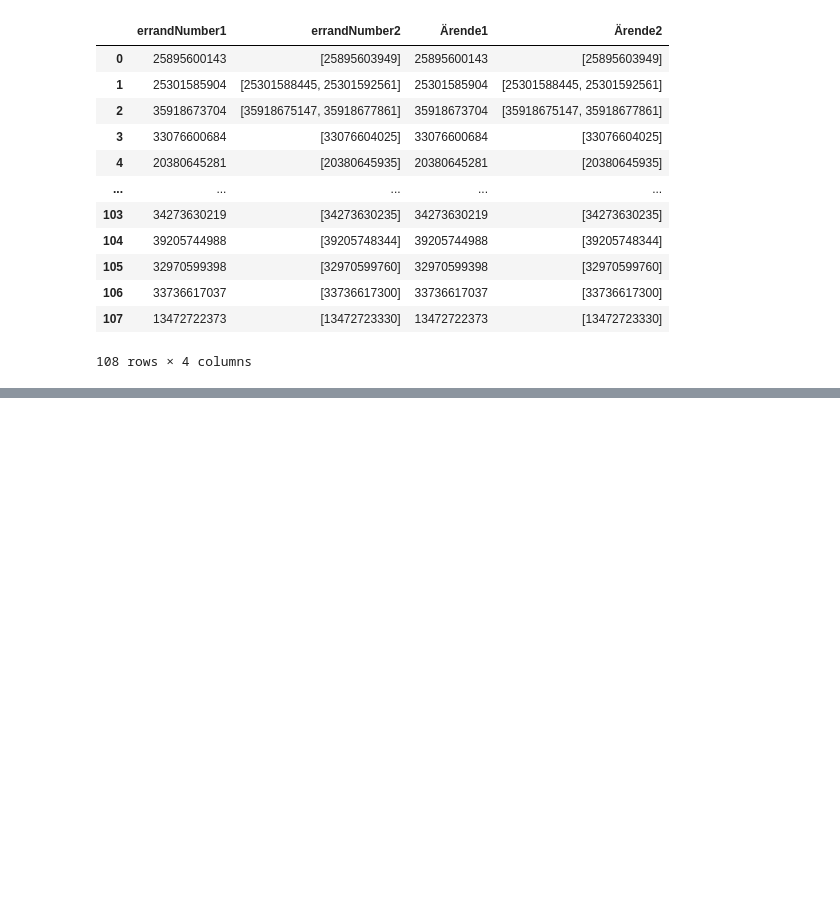
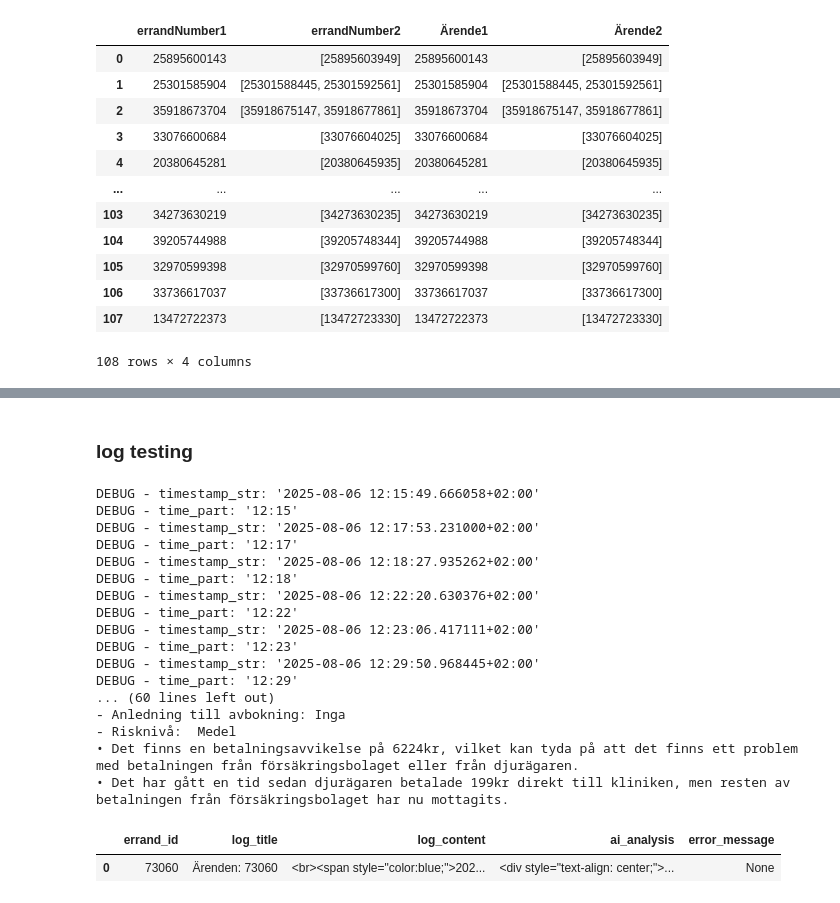
Before and after one commit to Jacque008/email_fastAPI, a Jupyter notebook: test.ipynb, the cells around one changed output, grey strips where cells are left out. Saved outputs shown, nothing was run; the diff lists cells and outputs as text; code cells hidden in the pictures; blank space fills up the shorter version.

```diff
--- a/test.ipynb
+++ b/test.ipynb
@@ -604,0 +659,42 @@ g
+# %% [markdown]
+### log testing
+# %%
+from app.services.utils import model_to_dataframe
+from app.dataset.log_dataset import LogDataset
+from app.services.log import LogService
+from app.services.base_service import BaseService
+from app.schemas.log import LogIn
+import pandas as pd
+bs = BaseService()
+ds = LogDataset()
+ls = LogService()
+
+errand_number = '36804730608'
+start_date = None
+end_date = None
+request = LogIn(
+    errand_number=errand_number
+    )
+a = ds.generate_chronological_log(request)
+df = model_to_dataframe(a)
+df
+# %% [output]
+DEBUG - timestamp_str: '2025-08-06 12:15:49.666058+02:00'
+DEBUG - time_part: '12:15'
+DEBUG - timestamp_str: '2025-08-06 12:17:53.231000+02:00'
+DEBUG - time_part: '12:17'
+DEBUG - timestamp_str: '2025-08-06 12:18:27.935262+02:00'
+DEBUG - time_part: '12:18'
+DEBUG - timestamp_str: '2025-08-06 12:22:20.630376+02:00'
+DEBUG - time_part: '12:22'
+DEBUG - timestamp_str: '2025-08-06 12:23:06.417111+02:00'
+DEBUG - time_part: '12:23'
+DEBUG - timestamp_str: '2025-08-06 12:29:50.968445+02:00'
+DEBUG - time_part: '12:29'
+... (60 lines left out)
+- Anledning till avbokning: Inga
+- Risknivå:  Medel
+• Det finns en betalningsavvikelse på 6224kr, vilket kan tyda på att det finns ett problem med betalningen från försäkringsbolaget eller från djurägaren.
+• Det har gått en tid sedan djurägaren betalade 199kr direkt till kliniken, men resten av betalningen från försäkringsbolaget har nu mottagits.
+|  | errand_id | log_title | log_content | ai_analysis | error_message |
+| 0 | 73060 | Ärenden: 73060 | <br><span style="color:blue;">202... | <div style="text-align: center;">... | None |
```
Also changed, not shown: parts of 7 cells of this notebook, 47 other files.
